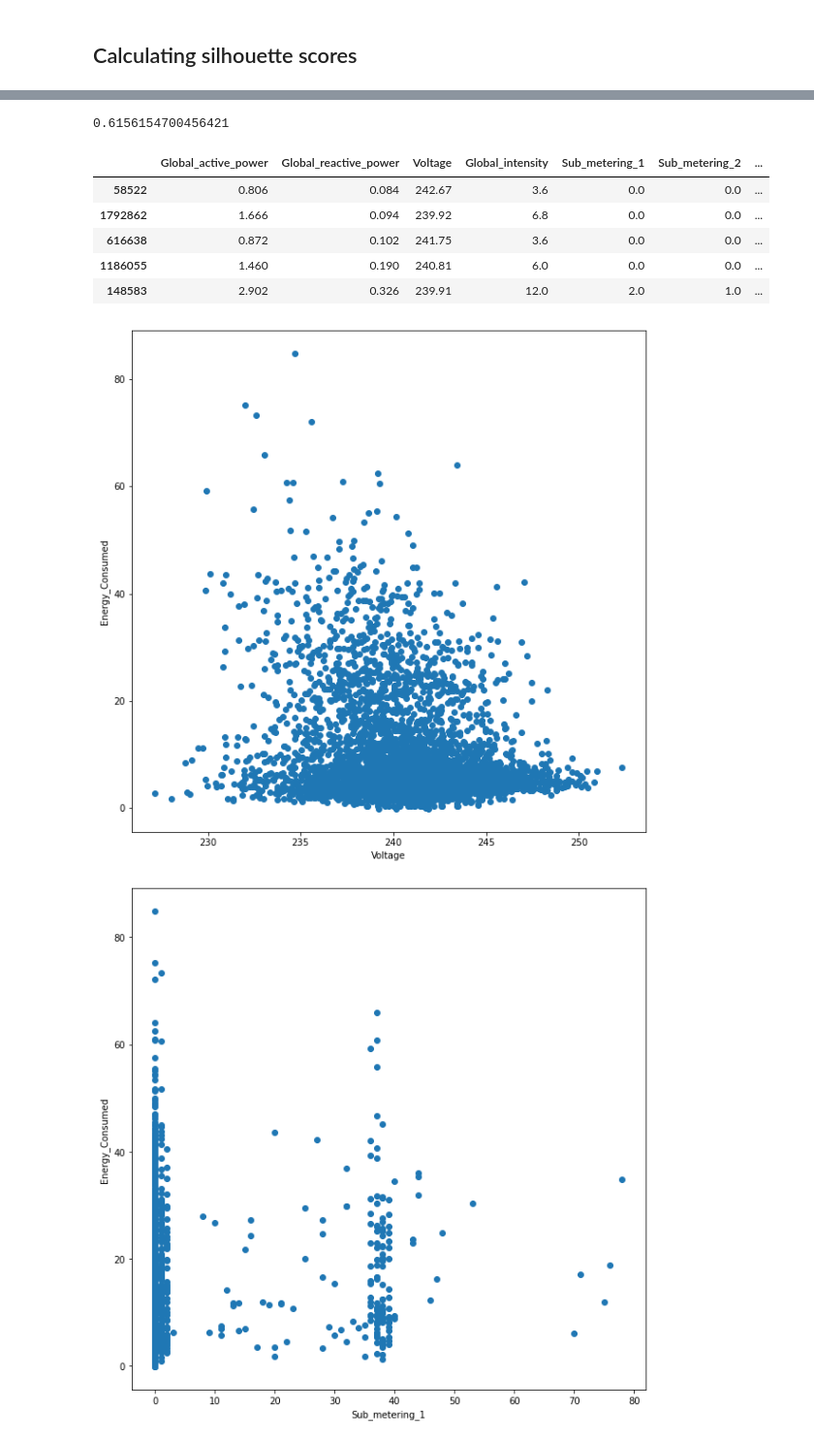
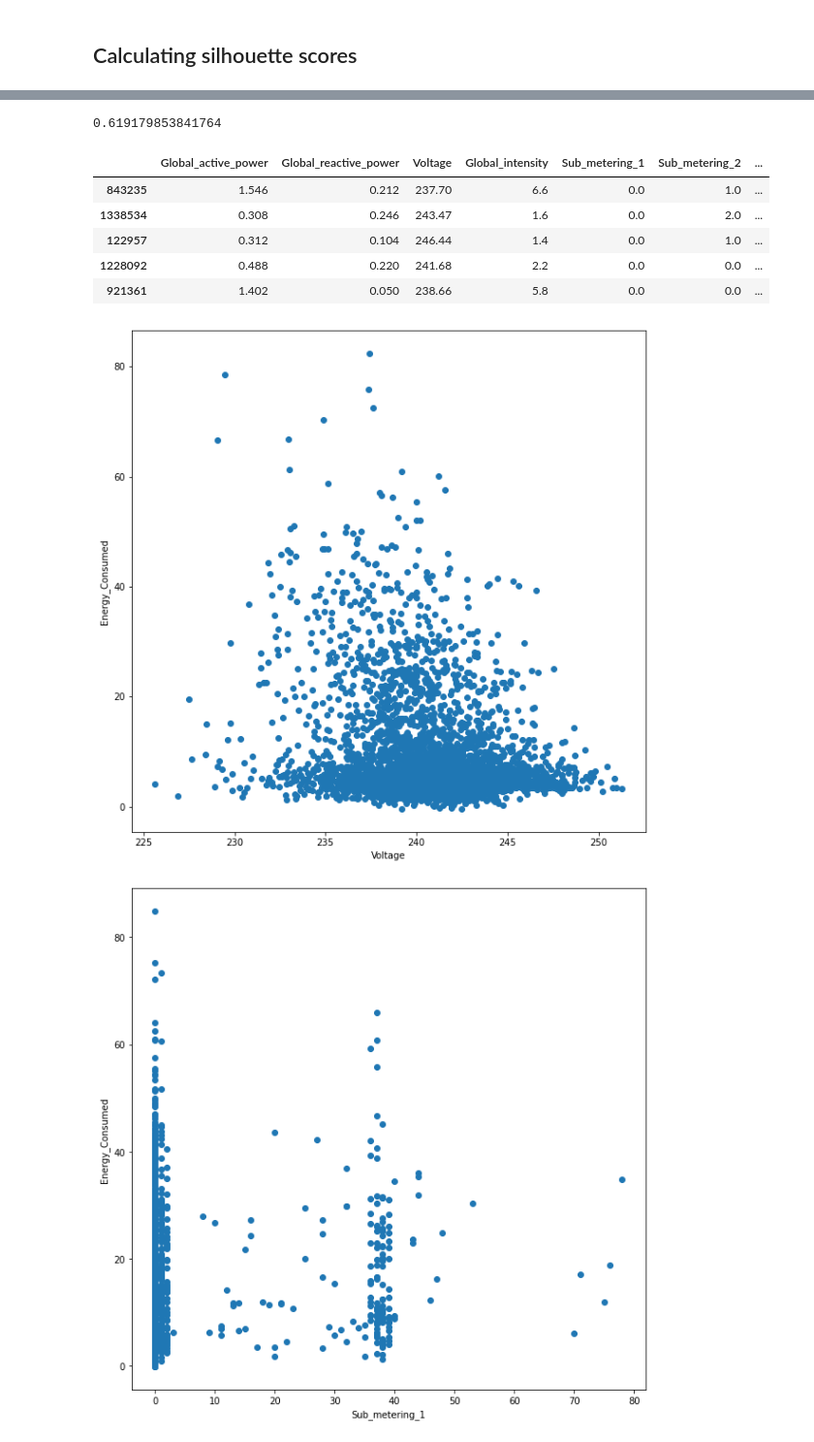
Before and after one commit to yogeshsachdeva223/household_power_consumption_clustering_using_machine_learning, a Jupyter notebook: K-Means_&_Agglomerative_Clustering.ipynb, the cells around one changed output, grey strips where cells are left out. Shown at 97% size. Saved outputs shown, nothing was run; the diff lists cells and outputs as text; code cells hidden in the pictures.

```diff
--- a/K-Means_&_Agglomerative_Clustering.ipynb
+++ b/K-Means_&_Agglomerative_Clustering.ipynb
@@ -458,3 +450,3 @@ plt.show()
 # %%
-df.drop(['Date'], axis=1, inplace=True)
+sample_data.drop(['Date'], axis=1, inplace=True)
 # %%
@@ -471,9 +464,9 @@ from sklearn import preprocessing
 
 scaler = preprocessing.StandardScaler()
 
-scaler.fit(df)
-df_scaled_array = scaler.transform(df)
-df_scaled = pd.DataFrame(df_scaled_array, columns = df.columns)
+scaler.fit(sample_data)
+df_scaled_array = scaler.transform(sample_data)
+df_scaled = pd.DataFrame(df_scaled_array, columns = sample_data.columns)
 
 df_scaled.sample(5)
 # %% [output]
@@ -488,7 +481,7 @@ df_scaled.sample(5)
 # %%
 from sklearn.cluster import KMeans
 
-nclusters = 3 # this is the k in kmeans
+nclusters = 4 # this is the k in kmeans
 seed = 0
 
 km = KMeans(n_clusters=nclusters, random_state=seed)
@@ -619,6 +617,6 @@ wcss=[]
 
 for i in range(1,15):
     kmeans = KMeans(n_clusters= i, init='k-means++', random_state=0)
-    kmeans.fit(df)
+    kmeans.fit(sample_data)
     wcss.append(kmeans.inertia_)
 # %%
@@ -637,27 +635,27 @@ y_kmeans= kmeansmodel.fit_predict(df)
 # %%
-score = metrics.silhouette_score(df, y_kmeans)
-score
+silhouette_score = metrics.silhouette_score(sample_data, y_kmeans)
+silhouette_score
 # %% [output]
-0.6156154700456421
+0.619179853841764
 # %%
 # Agglomerative Clustering
 # %%
-df.head()
+sample_data.head()
 # %% [output]
 |  | Global_active_power | Global_reactive_power | Voltage | Global_intensity | Sub_metering_1 | Sub_metering_2 | ... |
-| 58522 | 0.806 | 0.084 | 242.67 | 3.6 | 0.0 | 0.0 | ... |
-| 1792862 | 1.666 | 0.094 | 239.92 | 6.8 | 0.0 | 0.0 | ... |
-| 616638 | 0.872 | 0.102 | 241.75 | 3.6 | 0.0 | 0.0 | ... |
-| 1186055 | 1.460 | 0.190 | 240.81 | 6.0 | 0.0 | 0.0 | ... |
-| 148583 | 2.902 | 0.326 | 239.91 | 12.0 | 2.0 | 1.0 | ... |
+| 843235 | 1.546 | 0.212 | 237.70 | 6.6 | 0.0 | 1.0 | ... |
+| 1338534 | 0.308 | 0.246 | 243.47 | 1.6 | 0.0 | 2.0 | ... |
+| 122957 | 0.312 | 0.104 | 246.44 | 1.4 | 0.0 | 1.0 | ... |
+| 1228092 | 0.488 | 0.220 | 241.68 | 2.2 | 0.0 | 0.0 | ... |
+| 921361 | 1.402 | 0.050 | 238.66 | 5.8 | 0.0 | 0.0 | ... |
 # %%
 plt.figure(figsize = (10, 10))
-plt.scatter(df["Voltage"], df["Energy_Consumed"])
+plt.scatter(sample_data["Voltage"], sample_data["Energy_Consumed"])
 plt.xlabel('Voltage')
 plt.ylabel('Energy_Consumed')
 plt.show()
 # %% [output]
-[figure, old version]
+[figure, new version]
 # %%
 plt.figure(figsize = (10, 10))
 plt.scatter(df["Sub_metering_1"], df["Energy_Consumed"])
```
Also changed, not shown: parts of 83 cells of this notebook.
